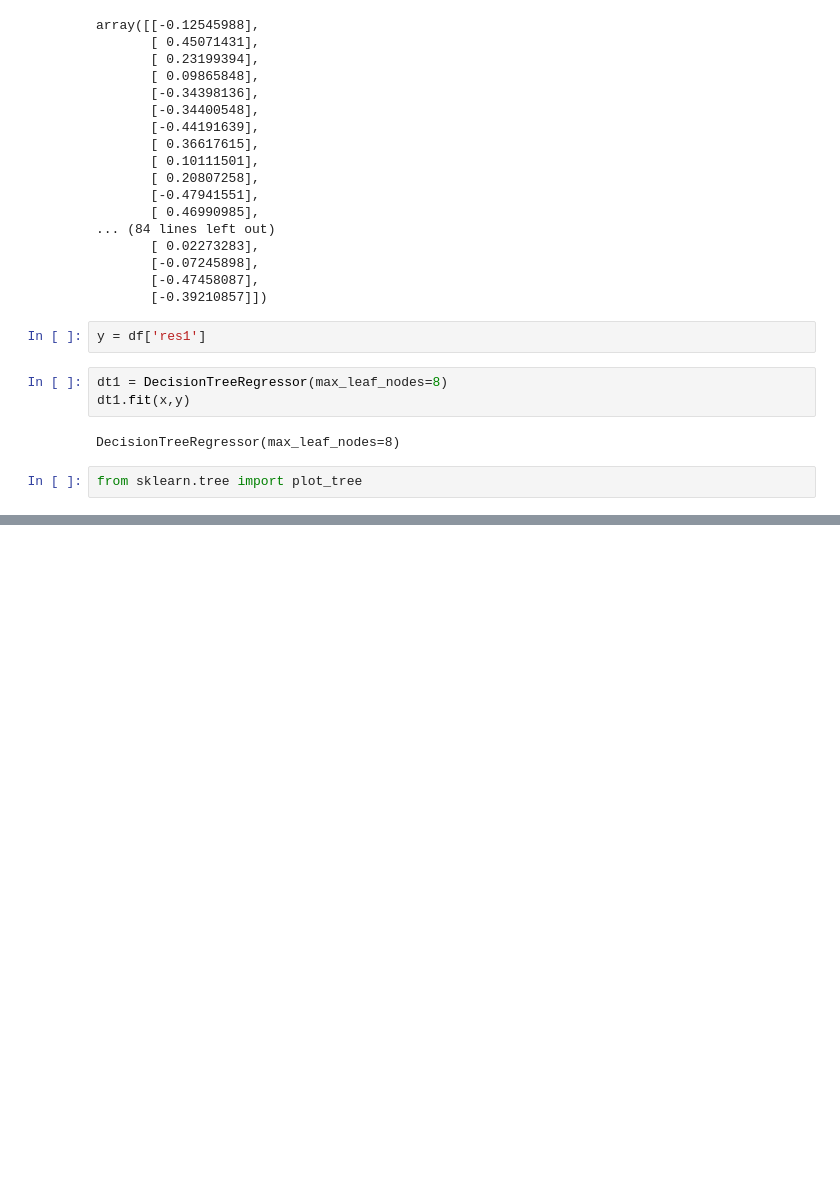
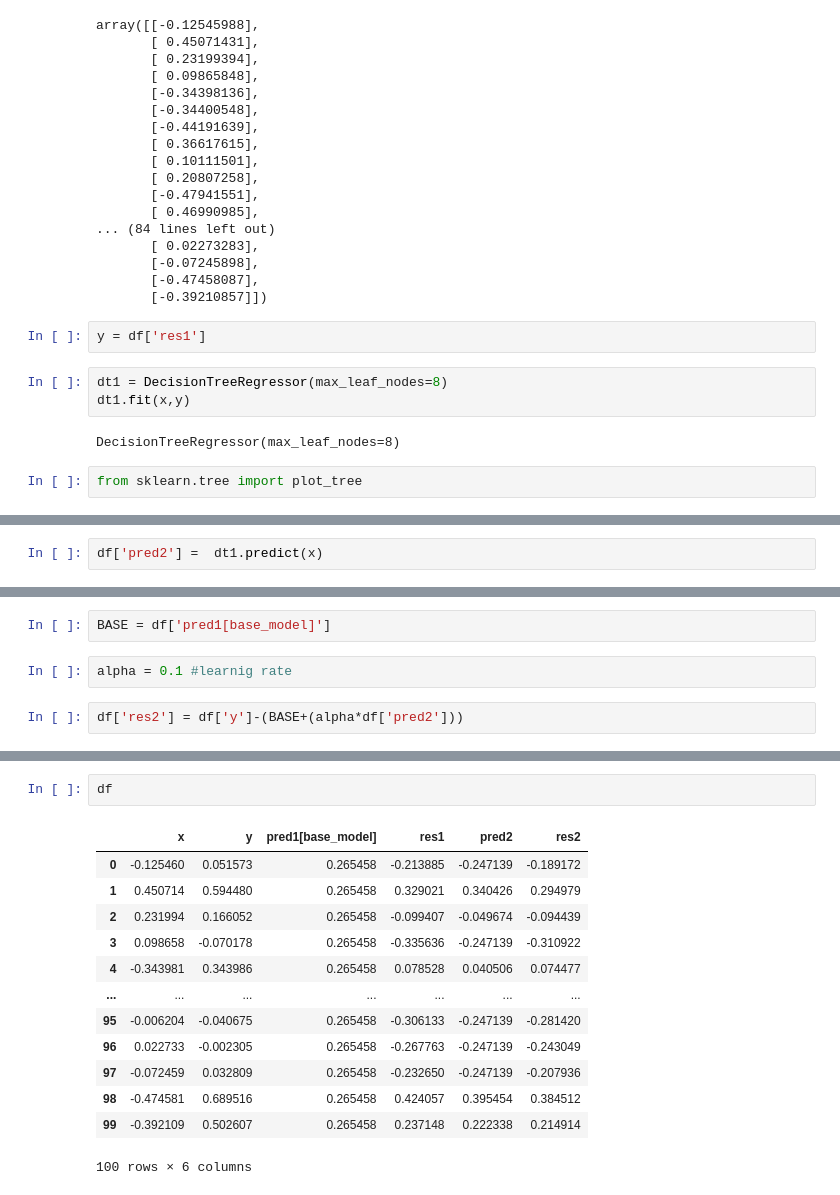
Before and after one commit to Shubhambg611/Ineuron-Data-Science, a Jupyter notebook: ML/66 gradient Boosting.ipynb, the cells around one changed output, grey strips where cells are left out. Cells and saved outputs as stored; diff of their text form; blank space fills up the shorter version.

```diff
--- a/ML/66 gradient Boosting.ipynb
+++ b/ML/66 gradient Boosting.ipynb
@@ -157,0 +159,2 @@ plt.show()
+# %%
+df['pred2'] =  dt1.predict(x)
@@ -157,0 +179,6 @@ plt.show()
+# %%
+BASE = df['pred1[base_model]']
+# %%
+alpha = 0.1 #learnig rate
+# %%
+df['res2'] = df['y']-(BASE+(alpha*df['pred2']))
@@ -157,0 +200,16 @@ plt.show()
+# %%
+df
+# %% [output]
+|  | x | y | pred1[base_model] | res1 | pred2 | res2 |
+| 0 | -0.125460 | 0.051573 | 0.265458 | -0.213885 | -0.247139 | -0.189172 |
+| 1 | 0.450714 | 0.594480 | 0.265458 | 0.329021 | 0.340426 | 0.294979 |
+| 2 | 0.231994 | 0.166052 | 0.265458 | -0.099407 | -0.049674 | -0.094439 |
+| 3 | 0.098658 | -0.070178 | 0.265458 | -0.335636 | -0.247139 | -0.310922 |
+| 4 | -0.343981 | 0.343986 | 0.265458 | 0.078528 | 0.040506 | 0.074477 |
+| ... | ... | ... | ... | ... | ... | ... |
+| 95 | -0.006204 | -0.040675 | 0.265458 | -0.306133 | -0.247139 | -0.281420 |
+| 96 | 0.022733 | -0.002305 | 0.265458 | -0.267763 | -0.247139 | -0.243049 |
+| 97 | -0.072459 | 0.032809 | 0.265458 | -0.232650 | -0.247139 | -0.207936 |
+| 98 | -0.474581 | 0.689516 | 0.265458 | 0.424057 | 0.395454 | 0.384512 |
+| 99 | -0.392109 | 0.502607 | 0.265458 | 0.237148 | 0.222338 | 0.214914 |
+100 rows × 6 columns
```
Also changed, not shown: parts of 4 cells of this notebook.
